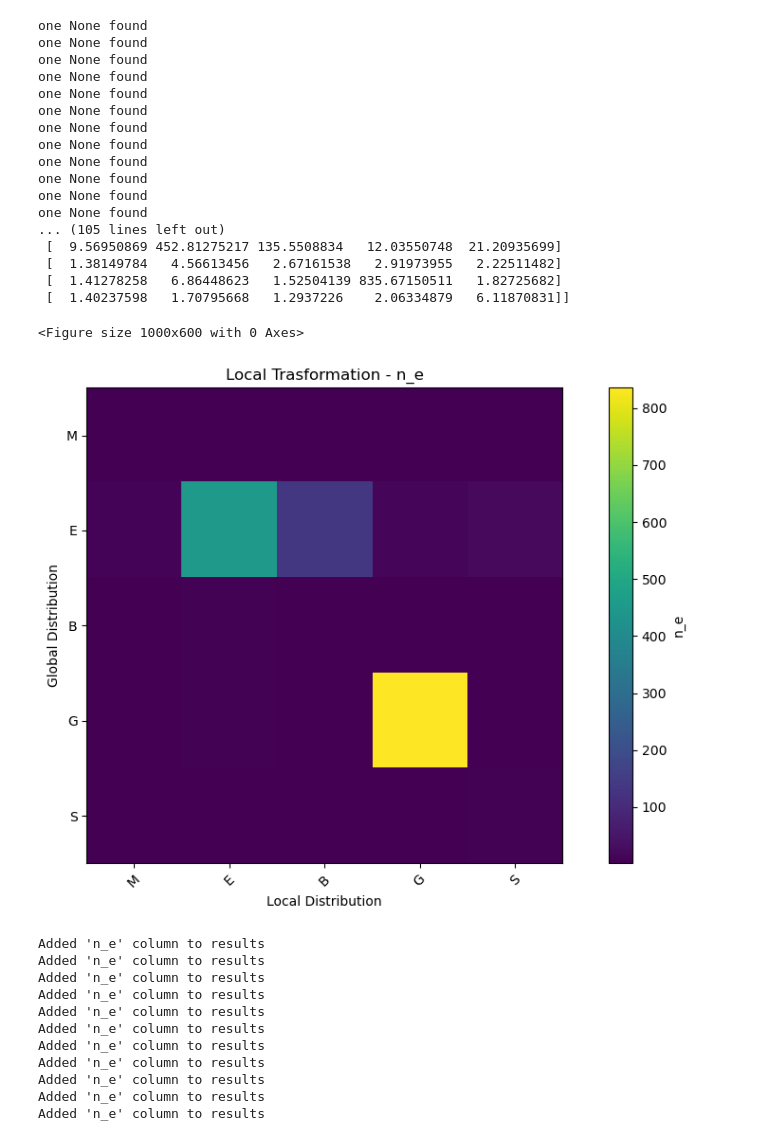
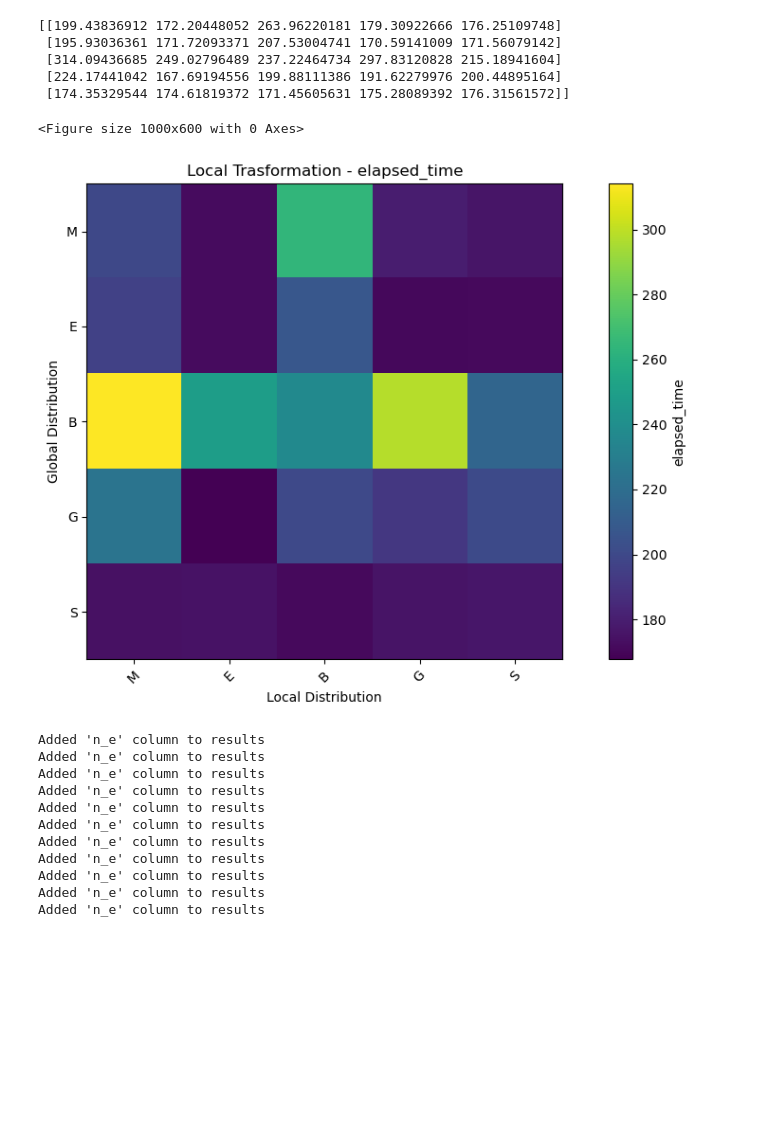
Before and after one commit to Gianmarco-Sarnelli/STL_explainability, a Jupyter notebook: Results_new.ipynb, the cells around one changed output. Saved outputs shown, nothing was run; the diff lists cells and outputs as text; code cells hidden in the pictures; blank space fills up the shorter version.

```diff
--- a/Results_new.ipynb
+++ b/Results_new.ipynb
@@ -9,7 +9,7 @@ import sqlite3
 import os
 import pandas as pd
 # %%
-def plot_tests_vs(tests_acromym, value, focus_dict = None, table_name="results"):
+def plot_tests_vs(tests_acromym, value, prefix="", focus_dict = None, table_name="results"):
     """
     Creates the image of a grid of the global/local transformation between dstributions
     """
@@ -21,7 +21,7 @@ def plot_tests_vs(tests_acromym, value, focus_dict = None, table_name="results")
 
     for i, global_name in enumerate(tests_acromym):
         for j, local_name in enumerate(tests_acromym):
-            database_path = os.path.join("Databases", f"database_{global_name}2{local_name}.db")
+            database_path = os.path.join("Databases", f"database_{prefix}{global_name}2{local_name}.db")
 
             try:
                 # Use context manager for database connection
@@ -336,29 +337,18 @@ Standard Error = 0.0039
 # %%
+prefix = ""#"nountill_"
 tests_acronym = ["M", "E", "B", "G", "S"]
-value = "n_e"
+value = "elapsed_time"
 
 
-plot_tests_vs(tests_acromym=tests_acronym, value=value, focus_dict = None, table_name="results")
+plot_tests_vs(tests_acromym=tests_acronym, value=value, prefix=prefix, focus_dict = None, table_name="results")
 # %% [output]
-one None found
-one None found
-one None found
-one None found
-one None found
-one None found
-one None found
-one None found
-one None found
-one None found
-one None found
-one None found
-... (105 lines left out)
- [  9.56950869 452.81275217 135.5508834   12.03550748  21.20935699]
- [  1.38149784   4.56613456   2.67161538   2.91973955   2.22511482]
- [  1.41278258   6.86448623   1.52504139 835.67150511   1.82725682]
- [  1.40237598   1.70795668   1.2937226    2.06334879   6.11870831]]
+[[199.43836912 172.20448052 263.96220181 179.30922666 176.25109748]
+ [195.93036361 171.72093371 207.53004741 170.59141009 171.56079142]
+ [314.09436685 249.02796489 237.22464734 297.83120828 215.18941604]
+ [224.17441042 167.69194556 199.88111386 191.62279976 200.44895164]
+ [174.35329544 174.61819372 171.45605631 175.28089392 176.31561572]]
 <Figure size 1000x600 with 0 Axes>
-[figure, old version]
+[figure, new version]
 # %%
 # Adding the wights variance
 #n_e = self.sum_weights**2/self.sum_squared_weights
```
Also changed, not shown: parts of 3 cells of this notebook, 33 other files.
